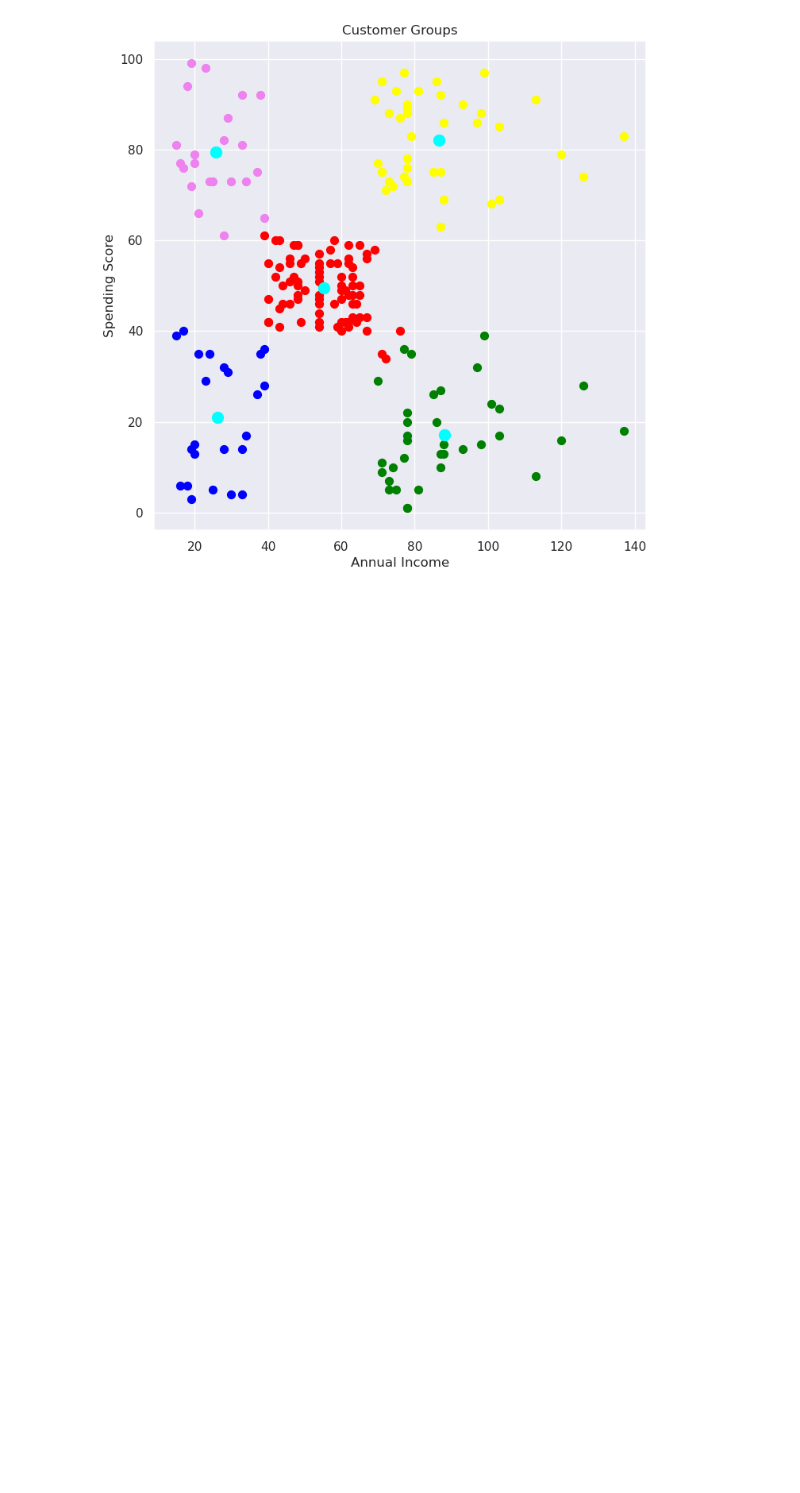
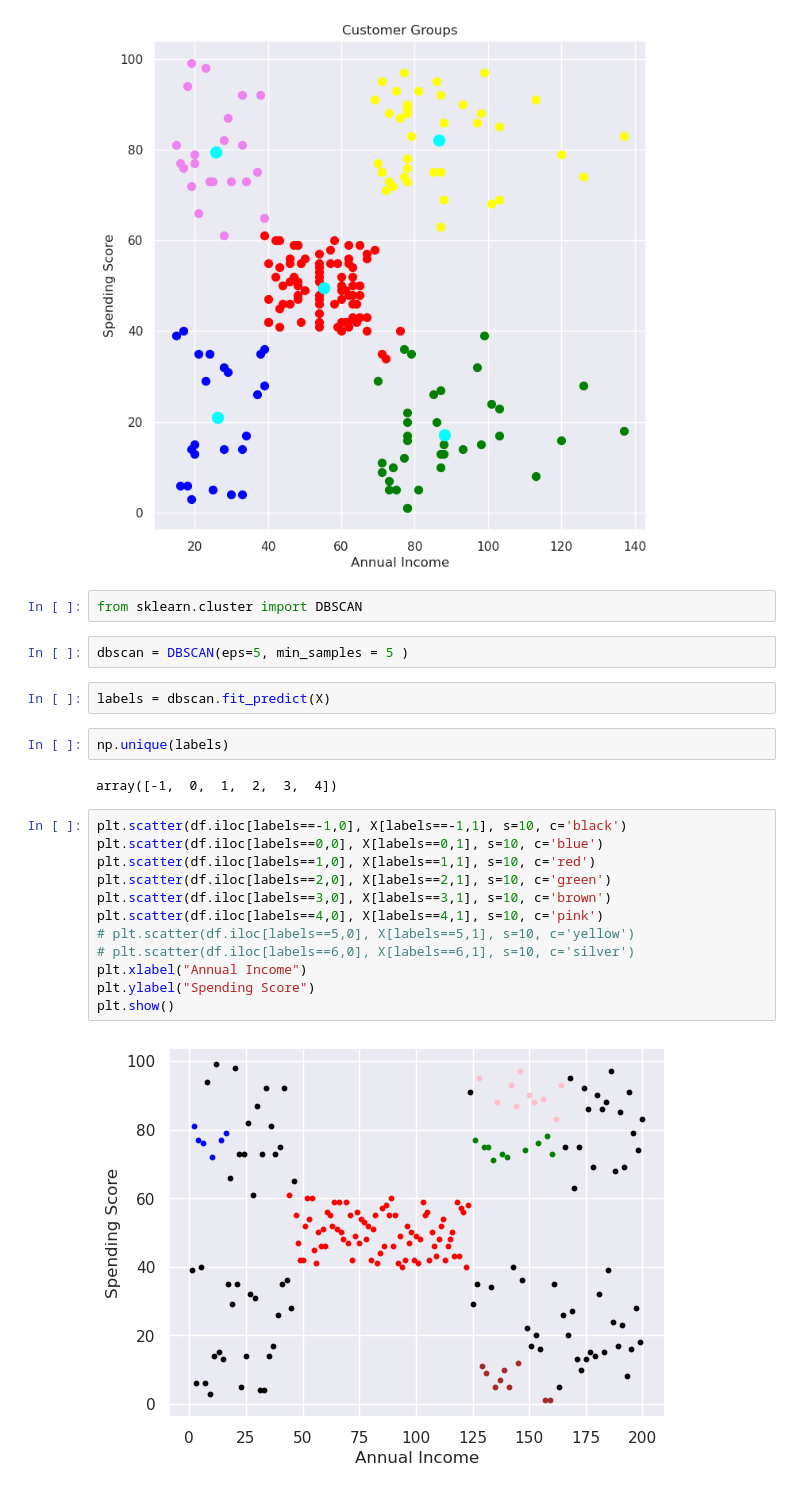
Before and after one commit to MckinellGreen7/CustomerSegmentation, a Jupyter notebook: CustomerSegmentation.ipynb, the cells around one changed output. Cells and saved outputs as stored; diff of their text form; blank space fills up the shorter version.

```diff
--- a/CustomerSegmentation.ipynb
+++ b/CustomerSegmentation.ipynb
@@ -145,3 +145,27 @@ plt.ylabel('Spending Score')
 # %% [output]
 Text(0, 0.5, 'Spending Score')
 [figure]
+# %%
+from sklearn.cluster import DBSCAN
+# %%
+dbscan = DBSCAN(eps=5, min_samples = 5 )
+# %%
+labels = dbscan.fit_predict(X)
+# %%
+np.unique(labels)
+# %% [output]
+array([-1,  0,  1,  2,  3,  4])
+# %%
+plt.scatter(df.iloc[labels==-1,0], X[labels==-1,1], s=10, c='black')
+plt.scatter(df.iloc[labels==0,0], X[labels==0,1], s=10, c='blue')
+plt.scatter(df.iloc[labels==1,0], X[labels==1,1], s=10, c='red')
+plt.scatter(df.iloc[labels==2,0], X[labels==2,1], s=10, c='green')
+plt.scatter(df.iloc[labels==3,0], X[labels==3,1], s=10, c='brown')
+plt.scatter(df.iloc[labels==4,0], X[labels==4,1], s=10, c='pink')
+# plt.scatter(df.iloc[labels==5,0], X[labels==5,1], s=10, c='yellow')
+# plt.scatter(df.iloc[labels==6,0], X[labels==6,1], s=10, c='silver')
+plt.xlabel("Annual Income")
+plt.ylabel("Spending Score")
+plt.show()
+# %% [output]
+[figure, added]
```
Also changed, not shown: parts of 1 cell of this notebook.
